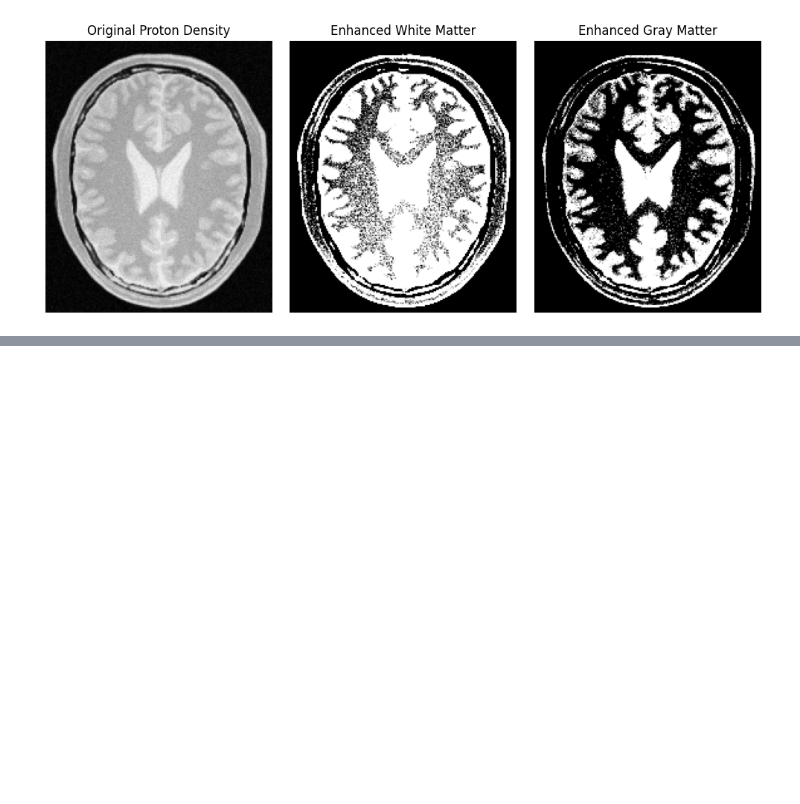
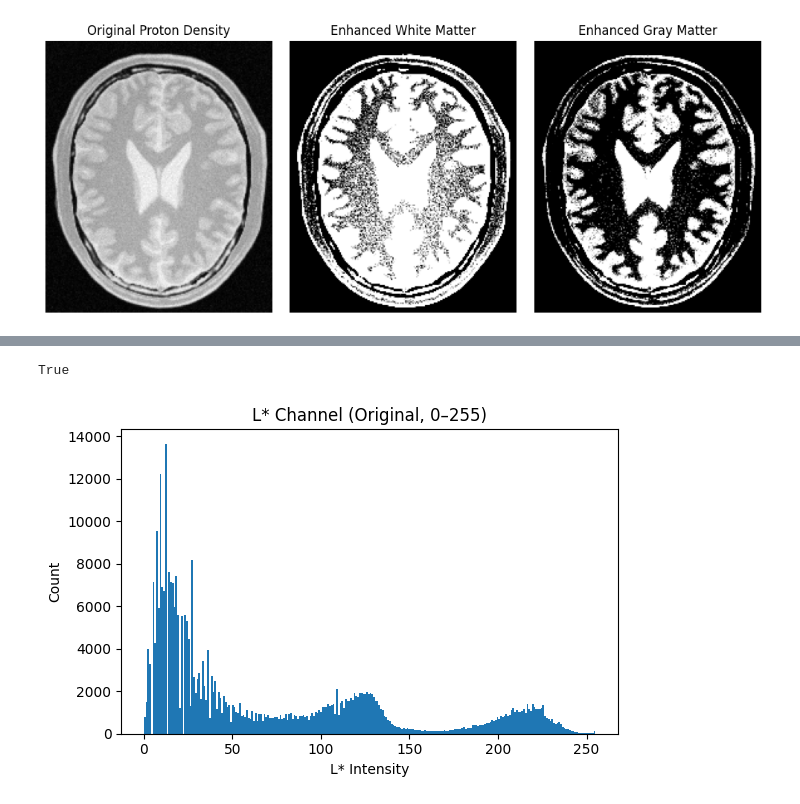
Before and after one commit to OshiniBandara/Computer_Vision_Assignment, a Jupyter notebook: Computer_Vision_Assignment.ipynb, the cells around one changed output, grey strips where cells are left out. Cells and saved outputs as stored; diff of their text form; code cells hidden in the pictures; blank space fills up the shorter version.

```diff
--- a/Computer_Vision_Assignment.ipynb
+++ b/Computer_Vision_Assignment.ipynb
@@ -137,0 +149,30 @@ plt.show()
+# %%
+input_path  = '/a1images/highlights_and_shadows.jpg'
+output_path = '/a1images/image_L_gamma_0p8.jpg'
+gamma       = 1.0
+# %%
+bgr_input = cv2.imread(input_path)
+if bgr_input is None:
+    raise FileNotFoundError(f"Could not read image at: {input_path}")
+# %%
+lab_input = cv2.cvtColor(bgr_input, cv2.COLOR_BGR2LAB)
+l_original_8bit, a_channel_8bit, b_channel_8bit = cv2.split(lab_input)
+# %%
+l_normalized = l_original_8bit.astype(np.float32) / 255.0
+l_gamma_float = (l_normalized ** gamma) * 255.0
+l_gamma_8bit = np.clip(l_gamma_float, 0, 255).astype(np.uint8)
+
+lab_gamma_corrected = cv2.merge([l_gamma_8bit, a_channel_8bit, b_channel_8bit])
+bgr_output = cv2.cvtColor(lab_gamma_corrected, cv2.COLOR_LAB2BGR)
+
+cv2.imwrite(output_path, bgr_output)
+# %% [output]
+True
+# %%
+plt.figure(figsize=(6, 4))
+plt.hist(l_original_8bit.ravel(), bins=256, range=(0, 255))
+plt.title("L* Channel (Original, 0–255)")
+plt.xlabel("L* Intensity"); plt.ylabel("Count")
+plt.tight_layout(); plt.show()
+# %% [output]
+[figure, added]
```
Also changed, not shown: parts of 4 cells of this notebook.
